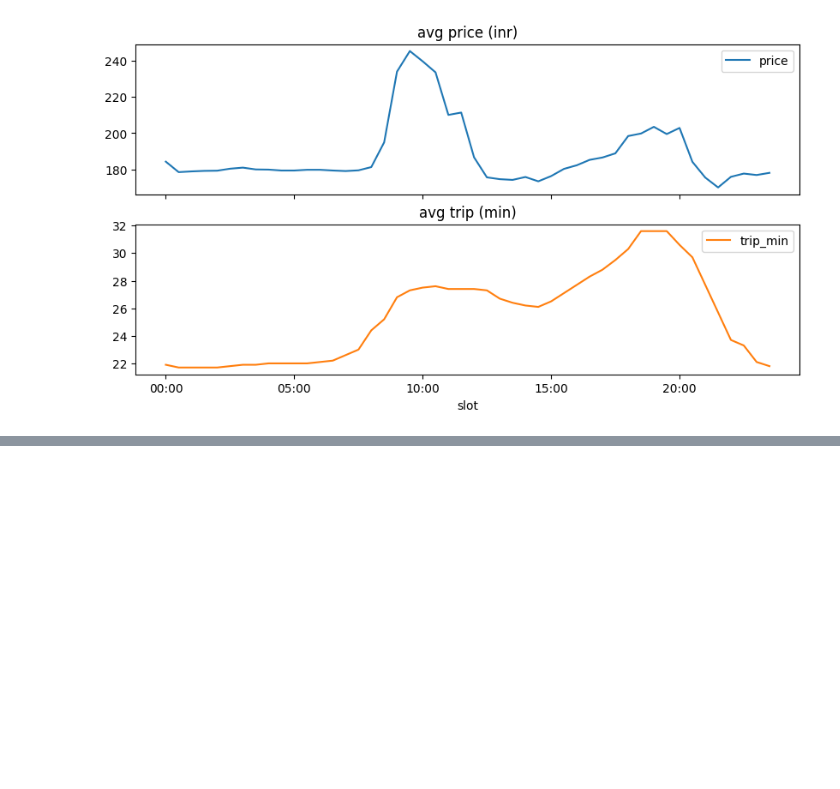
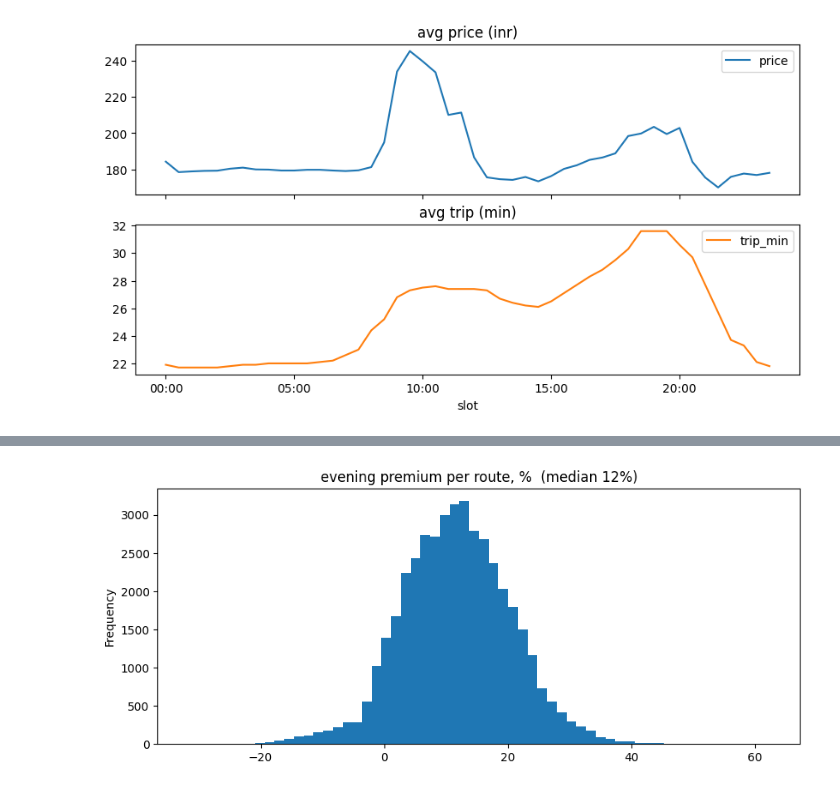
Before and after one commit to sid-081205/gamifying-cabs, a Jupyter notebook: analysis.ipynb, the cells around one changed output, grey strips where cells are left out. Drawn from its saved outputs; the diff is of its cells as text; code cells hidden in the pictures; blank space fills up the shorter version.

```diff
--- a/analysis.ipynb
+++ b/analysis.ipynb
@@ -122,0 +139,8 @@ by_slot.plot(subplots=True, figsize=(10, 5), title=["avg price (inr)", "avg trip
+# %%
+evening = df[df.slot.isin(["18:00", "18:30", "19:00", "19:30"])].groupby(["from_id", "to_id"])["price"].mean()
+night = df[df.slot.isin(["02:00", "02:30", "03:00", "03:30"])].groupby(["from_id", "to_id"])["price"].mean()
+premium = (evening / night - 1) * 100
+
+premium.plot.hist(bins=60, figsize=(10, 4), title=f"evening premium per route, %  (median {premium.median():.0f}%)");
+# %% [output]
+[figure, added]
```
Also changed, not shown: parts of 8 cells of this notebook.
